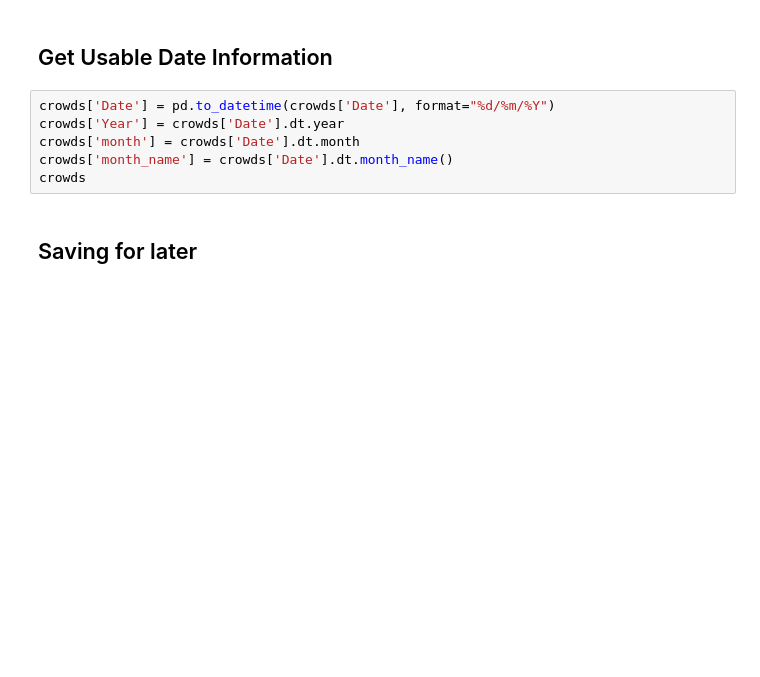
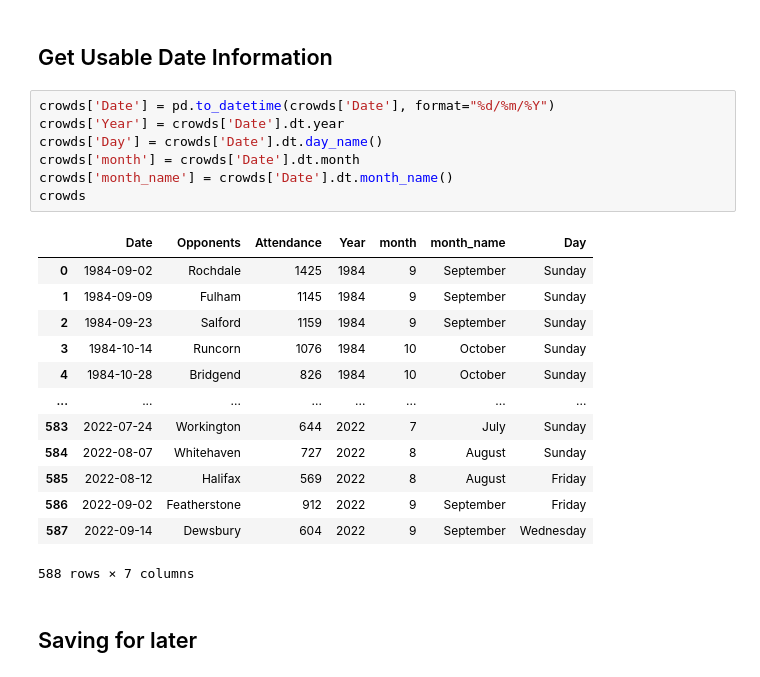
Before and after one commit to UTCSheffield/OCR-Unit-7-Data-analysis-and-design, a Jupyter notebook: content/2-4 Quantitative data analysis/Cleaning data.ipynb, the cells around one changed output. Saved outputs shown, nothing was run; the diff lists cells and outputs as text; blank space fills up the shorter version.

Commit message:
Adds "Day" to crowds data

```diff
--- a/content/2-4 Quantitative data analysis/Cleaning data.ipynb
+++ b/content/2-4 Quantitative data analysis/Cleaning data.ipynb
@@ -28,9 +42,24 @@ crowds
 # %%
 crowds['Date'] = pd.to_datetime(crowds['Date'], format="%d/%m/%Y")
 crowds['Year'] = crowds['Date'].dt.year
+crowds['Day'] = crowds['Date'].dt.day_name()
 crowds['month'] = crowds['Date'].dt.month
 crowds['month_name'] = crowds['Date'].dt.month_name()
 crowds
+# %% [output]
+|  | Date | Opponents | Attendance | Year | month | month_name | Day |
+| 0 | 1984-09-02 | Rochdale | 1425 | 1984 | 9 | September | Sunday |
+| 1 | 1984-09-09 | Fulham | 1145 | 1984 | 9 | September | Sunday |
+| 2 | 1984-09-23 | Salford | 1159 | 1984 | 9 | September | Sunday |
+| 3 | 1984-10-14 | Runcorn | 1076 | 1984 | 10 | October | Sunday |
+| 4 | 1984-10-28 | Bridgend | 826 | 1984 | 10 | October | Sunday |
+| ... | ... | ... | ... | ... | ... | ... | ... |
+| 583 | 2022-07-24 | Workington | 644 | 2022 | 7 | July | Sunday |
+| 584 | 2022-08-07 | Whitehaven | 727 | 2022 | 8 | August | Sunday |
+| 585 | 2022-08-12 | Halifax | 569 | 2022 | 8 | August | Friday |
+| 586 | 2022-09-02 | Featherstone | 912 | 2022 | 9 | September | Friday |
+| 587 | 2022-09-14 | Dewsbury | 604 | 2022 | 9 | September | Wednesday |
+588 rows × 7 columns
 # %% [markdown]
 ## Saving for later
 # %%
```
Also changed, not shown: parts of 7 cells of this notebook, 1 other file.
